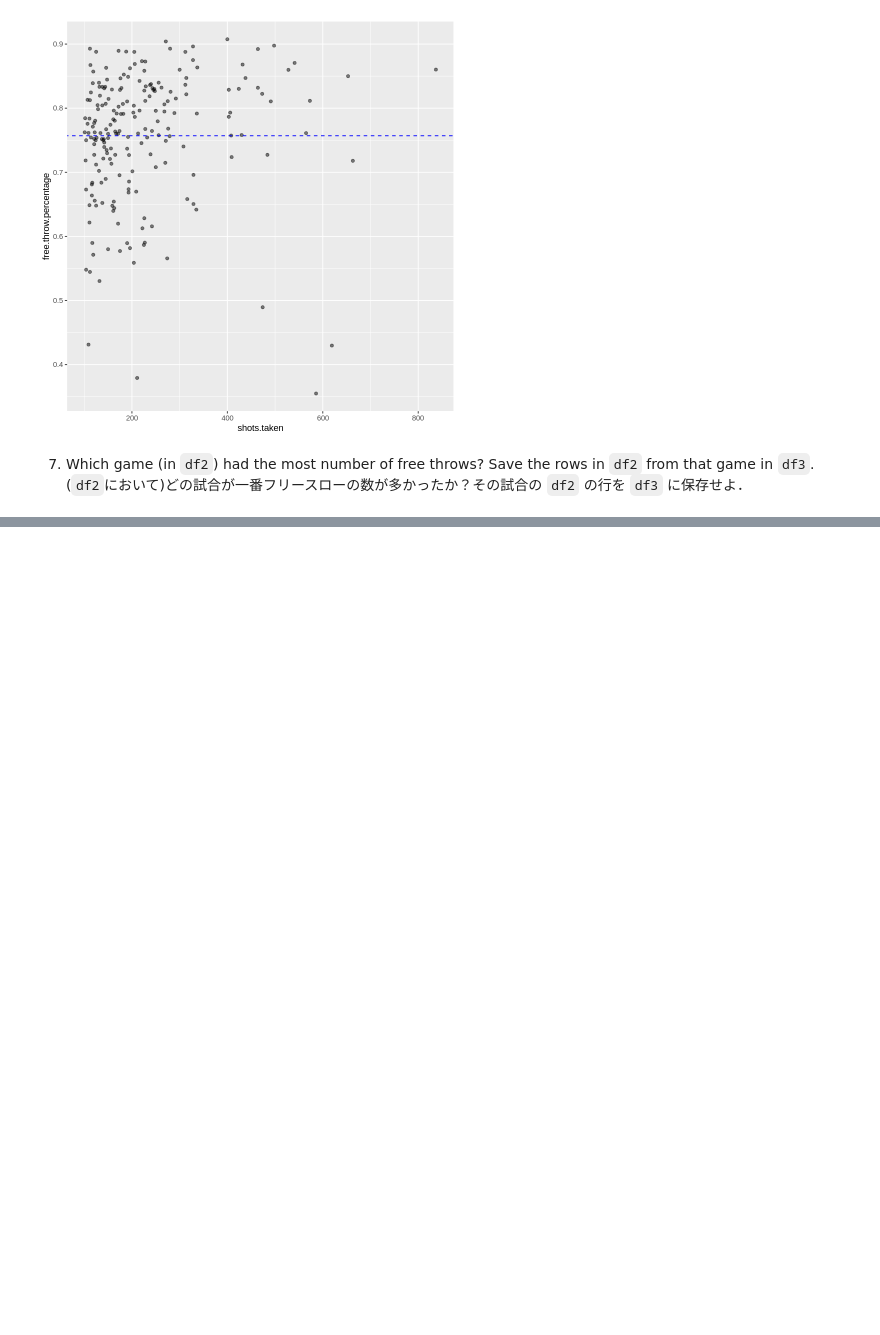
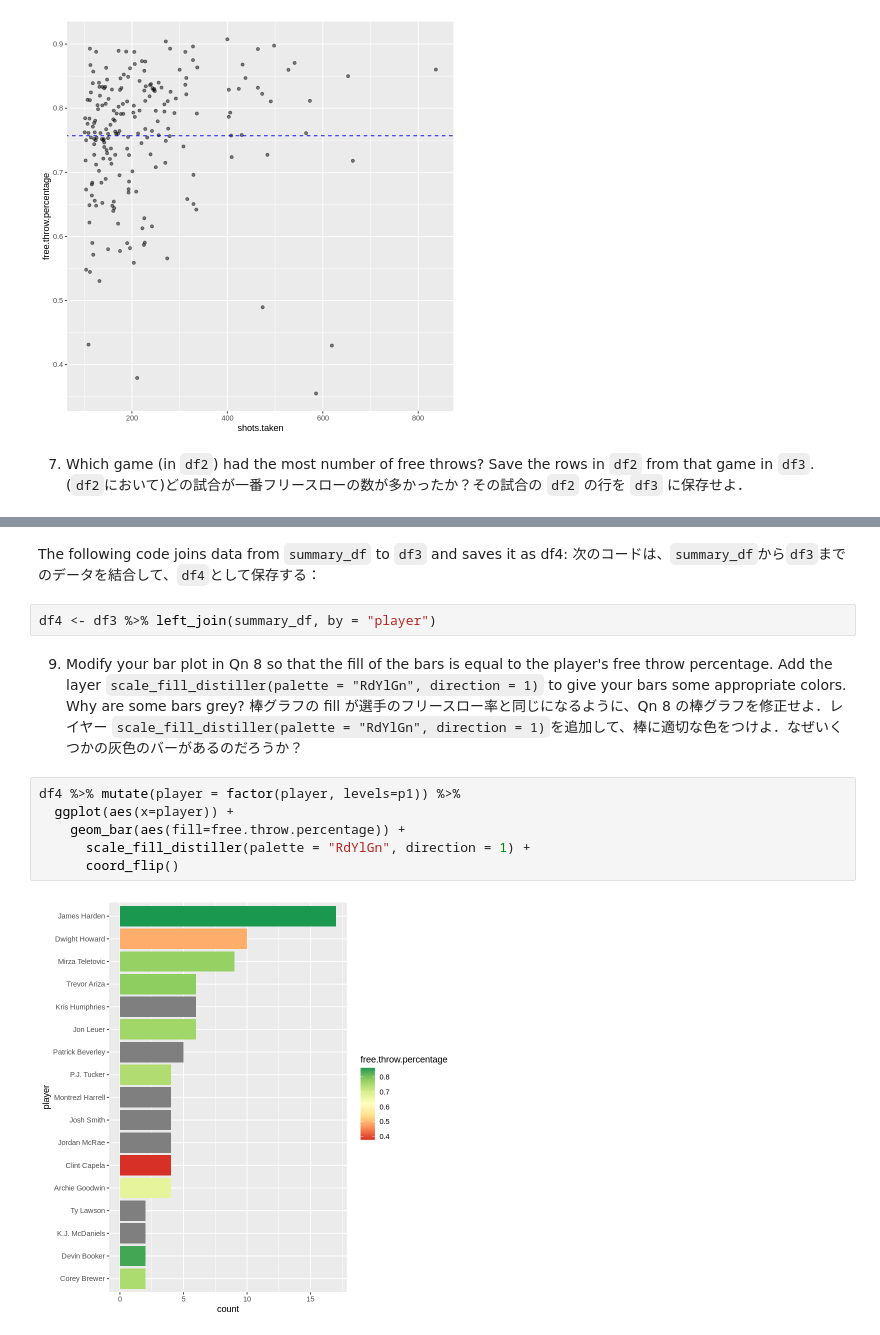
Before and after one commit to tskmr/BS, a Jupyter notebook: ex0620.ipynb, the cells around one changed output, grey strips where cells are left out. Saved outputs shown, nothing was run; the diff lists cells and outputs as text; blank space fills up the shorter version.

```diff
--- a/ex0620.ipynb
+++ b/ex0620.ipynb
@@ -175,0 +131,16 @@ ERROR: ignored
+# %% [markdown]
+The following code joins data from `summary_df` to `df3` and saves it as df4:
+次のコードは、`summary_df`から`df3`までのデータを結合して、`df4`として保存する：
+# %%
+df4 <- df3 %>% left_join(summary_df, by = "player")
+# %% [markdown]
+9. Modify your bar plot in Qn 8 so that the fill of the bars is equal to the player's free throw percentage. Add the layer `scale_fill_distiller(palette = "RdYlGn", direction = 1)` to give your bars some appropriate colors. Why are some bars grey?
+棒グラフの fill が選手のフリースロー率と同じになるように、Qn 8 の棒グラフを修正せよ．レイヤー `scale_fill_distiller(palette = "RdYlGn", direction = 1)`を追加して、棒に適切な色をつけよ．なぜいくつかの灰色のバーがあるのだろうか？
+# %%
+df4 %>% mutate(player = factor(player, levels=p1)) %>%
+  ggplot(aes(x=player)) +
+    geom_bar(aes(fill=free.throw.percentage)) +
+      scale_fill_distiller(palette = "RdYlGn", direction = 1) +
+      coord_flip()
+# %% [output]
+[figure, added]
```
Also changed, not shown: parts of 15 cells of this notebook.
